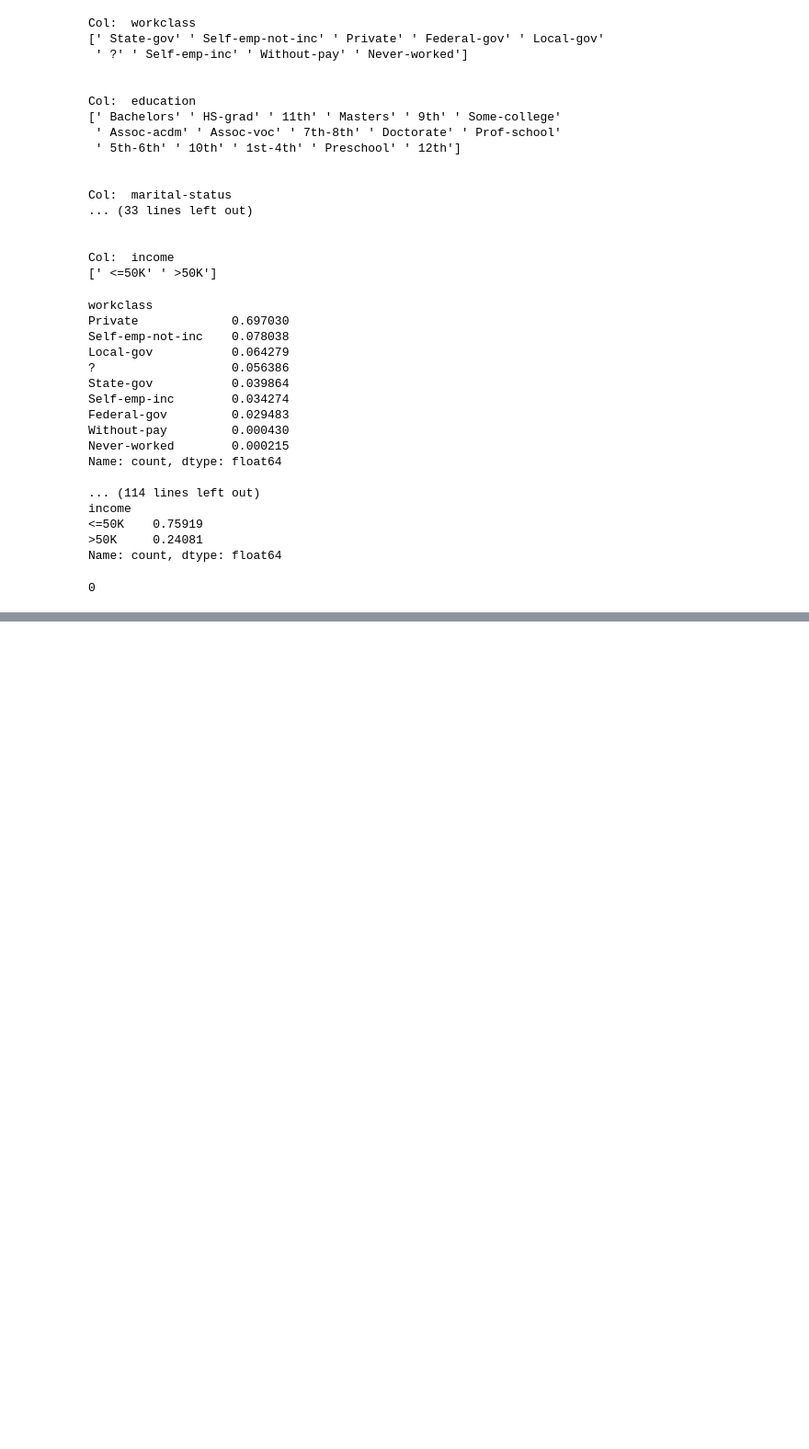
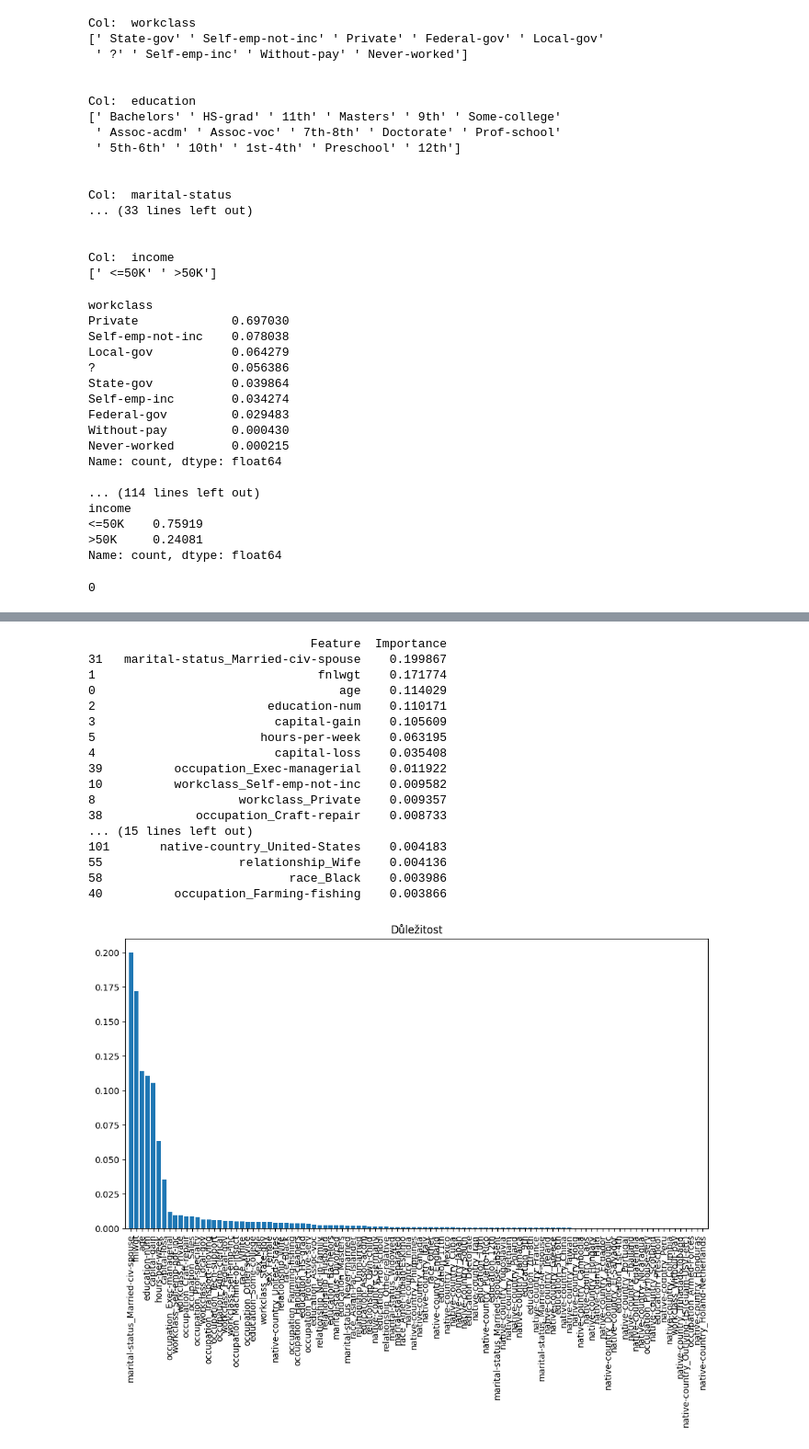
Before and after one commit to Marty808s/STATNICE-SZZ-PB_SZZ-VB, a Jupyter notebook: PI/USU/USU_2.ipynb, the cells around one changed output, grey strips where cells are left out. Shown: that part at 92% size. Drawn from its saved outputs; the diff is of its cells as text; code cells hidden in the pictures; blank space fills up the shorter version.

```diff
--- a/PI/USU/USU_2.ipynb
+++ b/PI/USU/USU_2.ipynb
@@ -210,0 +224,16 @@ print(np.mean(adults["capital-loss"]))
+# %%
+# Separace - X a Y cíl, - kombinace kodovani
+X = adults.drop(columns='income')
+print(adults['income'].unique())
+
+y = adults['income'].str.strip().map({'<=50K': 0, '>50K': 1}).astype(int)
+
+cols_obj = X.select_dtypes("object")
+#print(cols_obj)
+
+ohe = OneHotEncoder()
+
+X = pd.get_dummies(X)
+
+print(X)
+print(y)
@@ -210,0 +258,46 @@ print(np.mean(adults["capital-loss"]))
+# %%
+# Závislosti pro mojí target proměnnou
+# - pomocí RFR - importance
+
+from sklearn.ensemble import RandomForestRegressor
+from sklearn.model_selection import train_test_split
+
+X_train, X_test, y_train, y_test = train_test_split(X, y, random_state=42)
+
+forest = RandomForestRegressor(random_state=0)
+forest.fit(X_train, y_train)
+
+importances = forest.feature_importances_
+
+feature_importance_df = pd.DataFrame({
+    'Feature': X.columns,
+    'Importance': importances
+}).sort_values(by='Importance', ascending=False)
+
+print(feature_importance_df.head(30))
+
+plt.figure(figsize=(12, 6))
+plt.title("Důležitost")
+plt.bar(range(X.shape[1]), feature_importance_df['Importance'], align="center")
+plt.xticks(range(X.shape[1]), feature_importance_df['Feature'], rotation=90)
+plt.xlim([-1, X.shape[1]])
+plt.show()
+# %% [output]
+                               Feature  Importance
+31   marital-status_Married-civ-spouse    0.199867
+1                               fnlwgt    0.171774
+0                                  age    0.114029
+2                        education-num    0.110171
+3                         capital-gain    0.105609
+5                       hours-per-week    0.063195
+4                         capital-loss    0.035408
+39          occupation_Exec-managerial    0.011922
+10          workclass_Self-emp-not-inc    0.009582
+8                    workclass_Private    0.009357
+38             occupation_Craft-repair    0.008733
+... (15 lines left out)
+101       native-country_United-States    0.004183
+55                   relationship_Wife    0.004136
+58                          race_Black    0.003986
+40          occupation_Farming-fishing    0.003866
+[figure, added]
```
Also changed, not shown: parts of 13 cells of this notebook.
